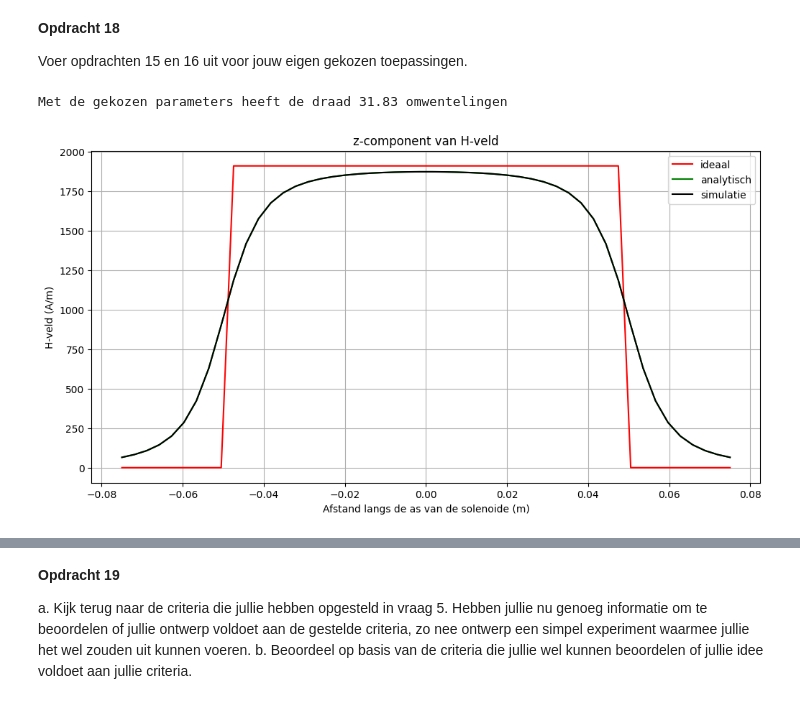
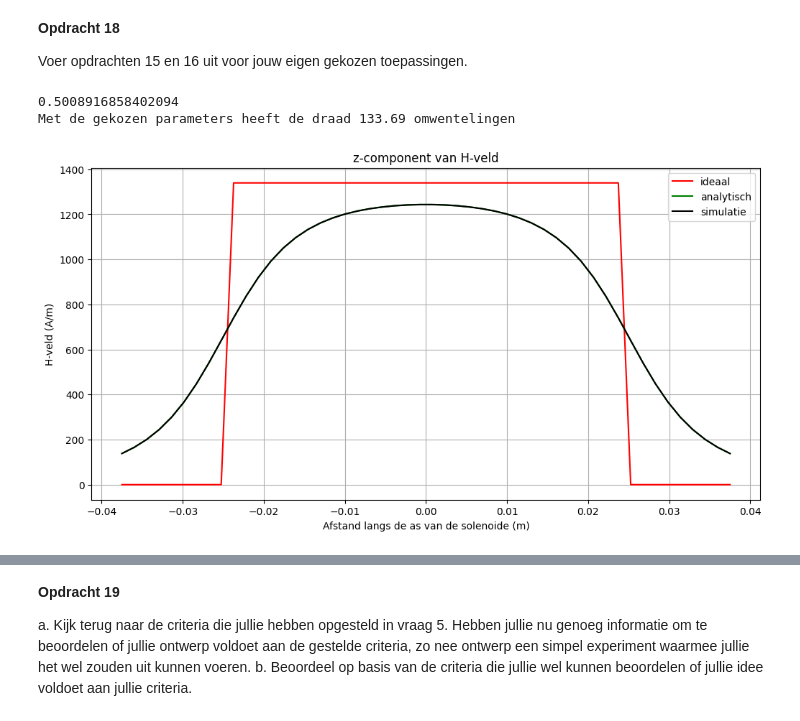
Before and after one commit to meesvanzeeland-ops/opdrachten-DEF-D, a Jupyter notebook: DigitaleOntwerpopdrachten/2KrachtactuatorOpdracht/Archive/KrachtactuatorOpdracht.ipynb, the cells around one changed output, grey strips where cells are left out. Saved outputs shown, nothing was run; the diff lists cells and outputs as text; code cells hidden in the pictures.

```diff
--- a/DigitaleOntwerpopdrachten/2KrachtactuatorOpdracht/Archive/KrachtactuatorOpdracht.ipynb
+++ b/DigitaleOntwerpopdrachten/2KrachtactuatorOpdracht/Archive/KrachtactuatorOpdracht.ipynb
@@ -577,15 +577,17 @@ Voor het ontwerp is gekozen voor een r_s van 0.01, daarmee voldoet het wel aan d
 Voer opdrachten 15 en 16 uit voor jouw eigen gekozen toepassingen.
 # %%
 # eigen gekozen parameters
-I = 6 # A
-l_draad = 2 # m
+l_draad = 8.4 # m
 r_sol = 0.01 # m
-L_sol = 0.1 # m
+L_sol = 0.05 # m
 mu_0 = 4*np.pi*1e-7
 mu_r = 50000 # gegeven waarde
 N = 20000
+U = 9 # Volt
+I = U * np.pi * r_draad**2 / (rho * l_draad) #uit wet van Ohm en de weerstand van de draad
+print(I)
 
-# code opdracht 15
+#code opdracht 15
 n_ax=50 #Verlagen als simulatie te lang duurt
 z_ax=np.linspace(-1.5*L_sol/2, 1.5*L_sol/2, n_ax)
 H_ax=np.zeros((n_ax,1))
@@ -601,35 +603,36 @@ for i_field in range(n_ax):
     Hsimulated=np.array([0,0,0], dtype='float64')
     r_field = np.array([0.0, 0.0, z_ax[i_field]])
 
     for i_source in range(N - 1):
         r_source = np.array([x[i_source], y[i_source], z[i_source]])
         dl = np.array([x[i_source + 1] - x[i_source], y[i_source + 1] - y[i_source], z[i_source + 1] - z[i_source]])
         Hsimulated += field_current_element(r_field, r_source, dl)
         #print(f"Ifield =  {i_field}", end="")
         #alle iteraties printen buiten beschouwing gelaten door fout in afbeelding laden
 
     # selecting the z-component
     H_ax[i_field,0]=Hsimulated[2]
 
 H_veld_ideaal=analytical_ans*np.ones(n_ax)*(1.0*(np.abs(z_ax) < L_sol/2))
 
 # dit is nog een aardige analytische uitdrukking die je kan uitrekenen voor de z-component op de as van een solenoide met eindige lengte
 H_veld_analytisch=(aantal_omwentelingen*I/L_sol/2)*((L_sol/2-z_ax)/np.sqrt((z_ax- L_sol/2)**2 + r_sol**2)+(L_sol/2+z_ax)/np.sqrt((z_ax+ L_sol/2)**2 + r_sol**2))
 
 plt.figure(figsize=[12,6])
 #plt.subplot(131)
 plt.title('z-component van H-veld')
 plt.plot(z_ax, H_veld_ideaal, '-r', label='ideaal')
 plt.plot(z_ax, H_veld_analytisch, '-g', label='analytisch')
 plt.plot(z_ax, H_ax, '-k', label='simulatie')
 plt.xlabel('Afstand langs de as van de solenoide (m)')
 plt.ylabel('H-veld (A/m)')
 plt.grid()
 plt.legend()
 plt.show()
 # %% [output]
-Met de gekozen parameters heeft de draad 31.83 omwentelingen
+0.5008916858402094
+Met de gekozen parameters heeft de draad 133.69 omwentelingen
-[figure, old version]
+[figure, new version]
 # %%
 # code opdracht 16
 r_s = 0.008 # plunjerstraal van 0.8cm in een solenoide van 1cm
```
Also changed, not shown: parts of 2 cells of this notebook.
